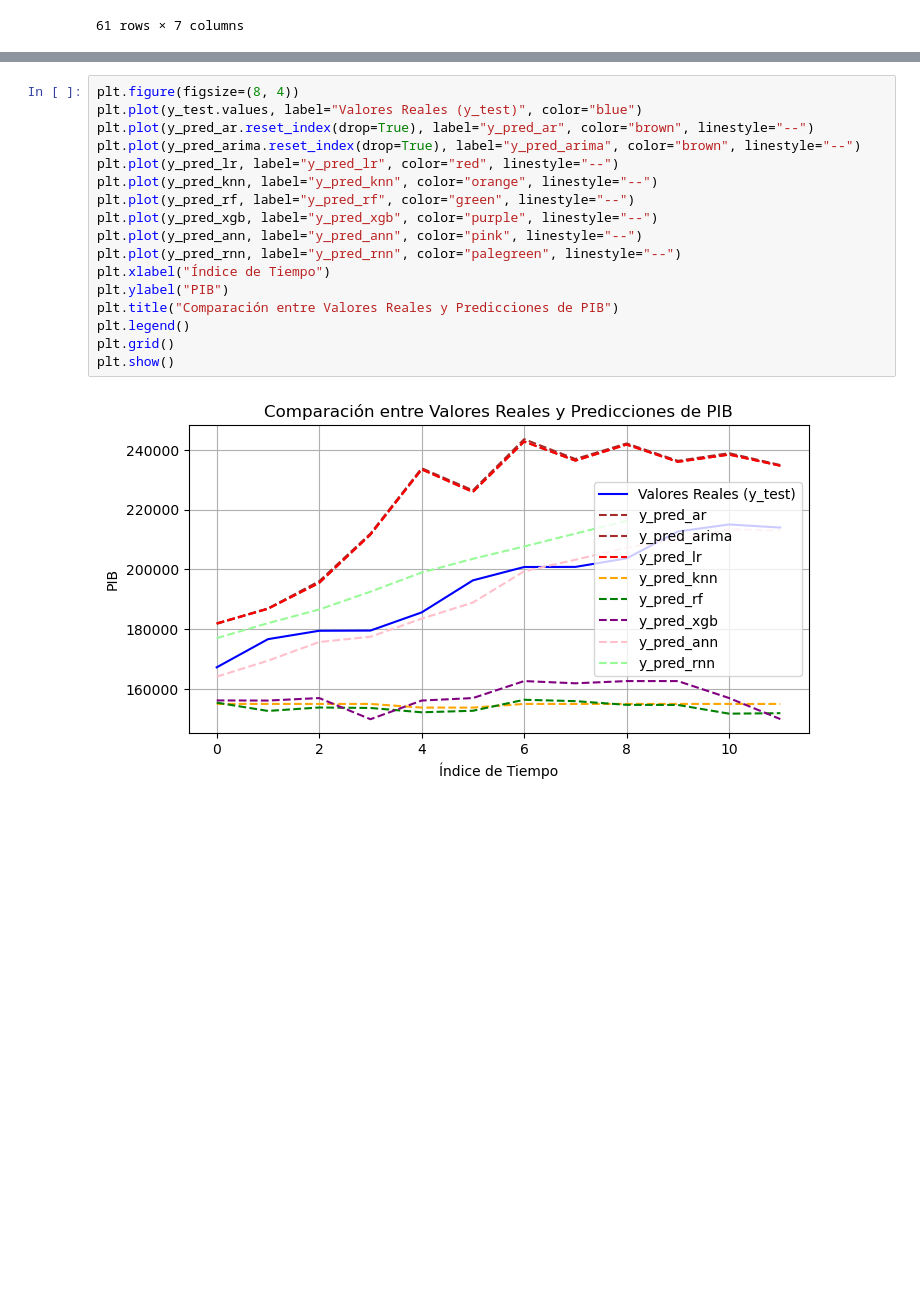
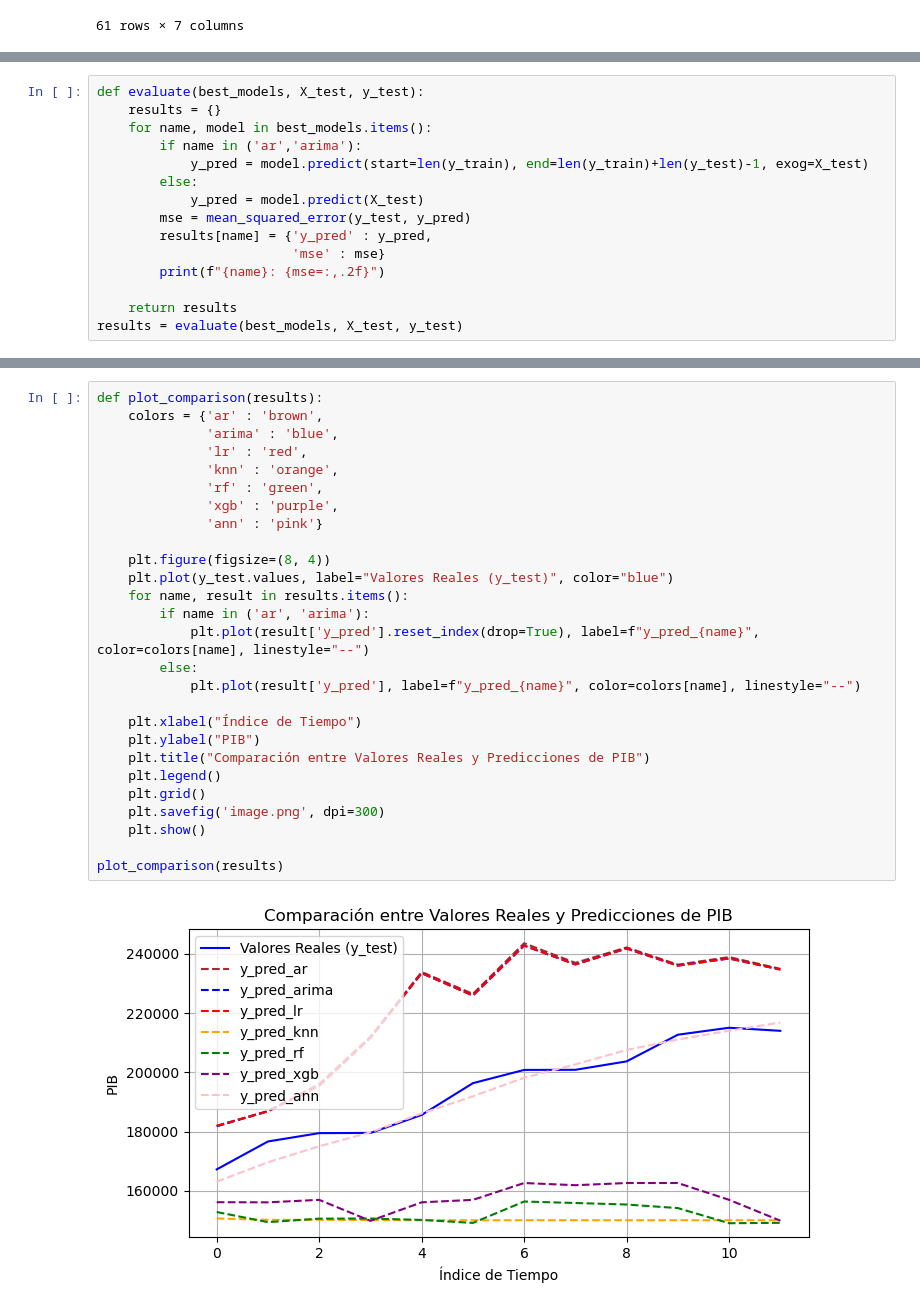
Before and after one commit to roolzpolo/papd-proyecto-final, a Jupyter notebook: 1_pib.ipynb, the cells around one changed output, grey strips where cells are left out. Saved outputs shown, nothing was run; the diff lists cells and outputs as text; blank space fills up the shorter version.

```diff
--- a/1_pib.ipynb
+++ b/1_pib.ipynb
@@ -203,0 +162,15 @@ RNN: mse=25,085,534.84
+# %%
+def evaluate(best_models, X_test, y_test):
+    results = {}
+    for name, model in best_models.items():
+        if name in ('ar','arima'):
+            y_pred = model.predict(start=len(y_train), end=len(y_train)+len(y_test)-1, exog=X_test)
+        else:
+            y_pred = model.predict(X_test)
+        mse = mean_squared_error(y_test, y_pred)
+        results[name] = {'y_pred' : y_pred,
+                         'mse' : mse}
+        print(f"{name}: {mse=:,.2f}")
+
+    return results
+results = evaluate(best_models, X_test, y_test)
@@ -204,19 +187,29 @@ RNN: mse=25,085,534.84
 # %%
-plt.figure(figsize=(8, 4))
-plt.plot(y_test.values, label="Valores Reales (y_test)", color="blue")
-plt.plot(y_pred_ar.reset_index(drop=True), label="y_pred_ar", color="brown", linestyle="--")
-plt.plot(y_pred_arima.reset_index(drop=True), label="y_pred_arima", color="brown", linestyle="--")
-plt.plot(y_pred_lr, label="y_pred_lr", color="red", linestyle="--")
-plt.plot(y_pred_knn, label="y_pred_knn", color="orange", linestyle="--")
-plt.plot(y_pred_rf, label="y_pred_rf", color="green", linestyle="--")
-plt.plot(y_pred_xgb, label="y_pred_xgb", color="purple", linestyle="--")
-plt.plot(y_pred_ann, label="y_pred_ann", color="pink", linestyle="--")
-plt.plot(y_pred_rnn, label="y_pred_rnn", color="palegreen", linestyle="--")
-plt.xlabel("Índice de Tiempo")
-plt.ylabel("PIB")
-plt.title("Comparación entre Valores Reales y Predicciones de PIB")
-plt.legend()
-plt.grid()
-plt.show()
+def plot_comparison(results):
+    colors = {'ar' : 'brown',
+              'arima' : 'blue',
+              'lr' : 'red',
+              'knn' : 'orange',
+              'rf' : 'green',
+              'xgb' : 'purple',
+              'ann' : 'pink'}
+
+    plt.figure(figsize=(8, 4))
+    plt.plot(y_test.values, label="Valores Reales (y_test)", color="blue")
+    for name, result in results.items():
+        if name in ('ar', 'arima'):
+            plt.plot(result['y_pred'].reset_index(drop=True), label=f"y_pred_{name}", color=colors[name], linestyle="--")
+        else:
+            plt.plot(result['y_pred'], label=f"y_pred_{name}", color=colors[name], linestyle="--")
+
+    plt.xlabel("Índice de Tiempo")
+    plt.ylabel("PIB")
+    plt.title("Comparación entre Valores Reales y Predicciones de PIB")
+    plt.legend()
+    plt.grid()
+    plt.savefig('image.png', dpi=300)
+    plt.show()
+
+plot_comparison(results)
 # %% [output]
-[figure, old version]
+[figure, new version]
```
Also changed, not shown: parts of 10 cells of this notebook, 2 other files.
